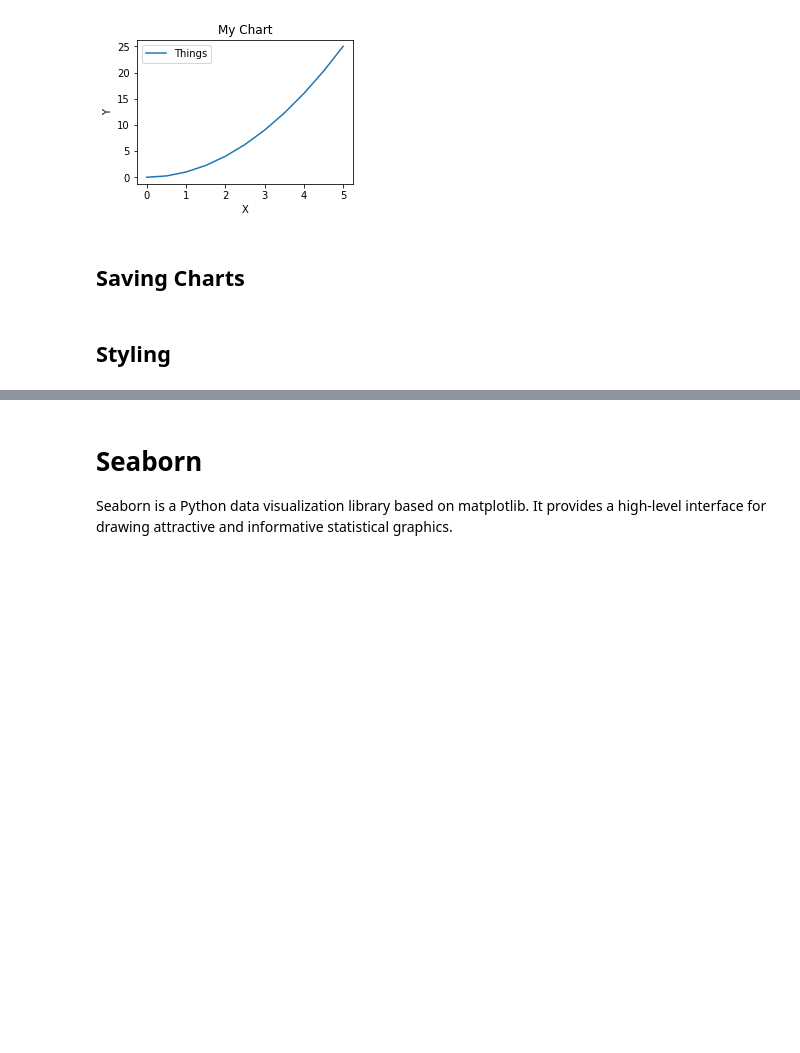
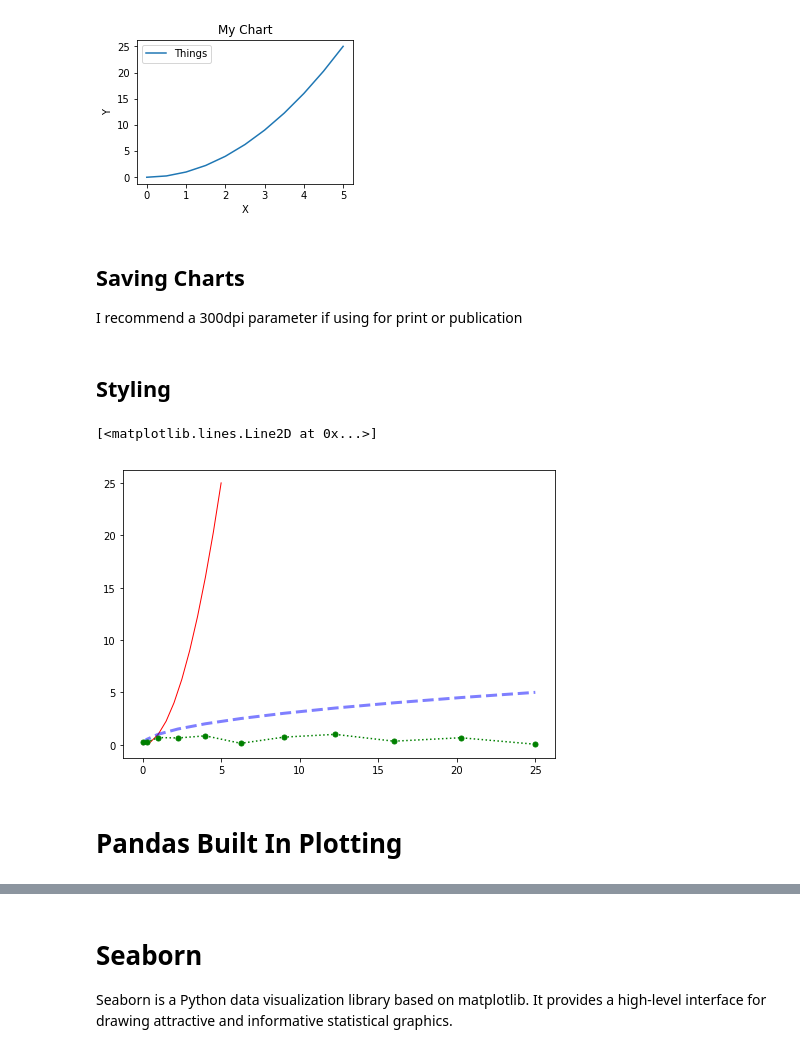
Before and after one commit to spencerldixon/intro-to-data-science, a Jupyter notebook: 3. Data Visualisations/Data Visualisation.ipynb, the cells around one changed output, grey strips where cells are left out. Drawn from its saved outputs; the diff is of its cells as text; code cells hidden in the pictures; blank space fills up the shorter version.

```diff
--- a/3. Data Visualisations/Data Visualisation.ipynb
+++ b/3. Data Visualisations/Data Visualisation.ipynb
@@ -102,23 +117,27 @@ ax.legend(loc="best")
 # %% [output]
 <matplotlib.legend.Legend at 0x...>
 [figure]
-# %% [markdown]
-## Saving Charts
+# %% [markdown]
+## Saving Charts
+
+I recommend a 300dpi parameter if using for print or publication
 # %%
 fig.savefig('my_chart.png', dpi=300)
 # %% [markdown]
 ## Styling
 # %%
-# setting colours
-# line width and types
-# Markers
+z = np.random.rand(11)
 
-z = np.random.rand(11)
 
 fig = plt.figure()
 
 ax = fig.add_axes([0,0,1,1])
+
 ax.plot(x, y, color="red", linewidth=1) # Can use strings, or hex
 ax.plot(y, x, color="#0000FF", linewidth=3, alpha=0.5, linestyle="--")
 ax.plot(y, z, color="green", linestyle=":", marker="o", markersize="5")
-ax.plot
+# %% [output]
+[<matplotlib.lines.Line2D at 0x...>]
+[figure, added]
+# %% [markdown]
+# Pandas Built In Plotting
```
Also changed, not shown: parts of 18 cells of this notebook, 5 other files.
